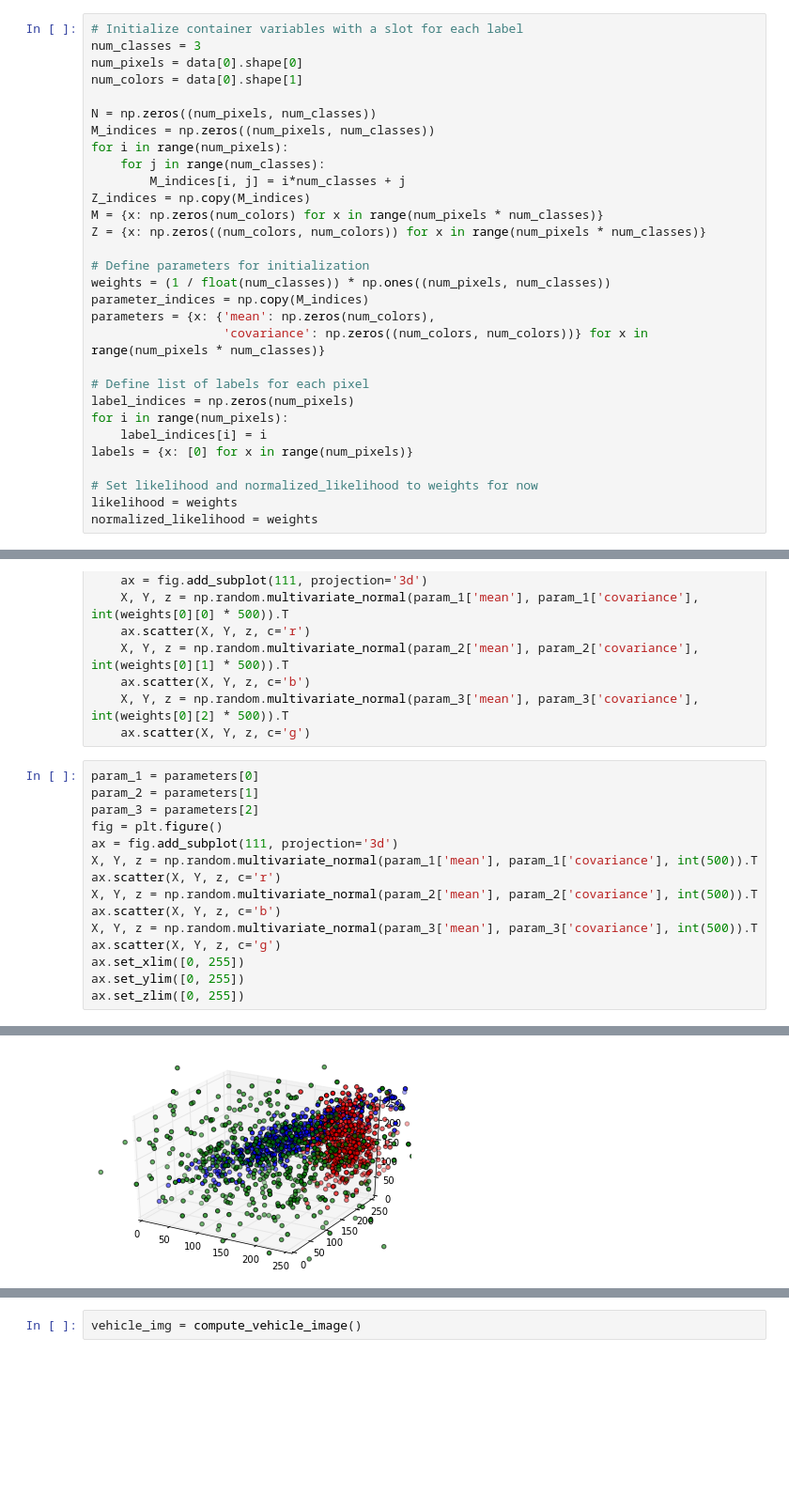
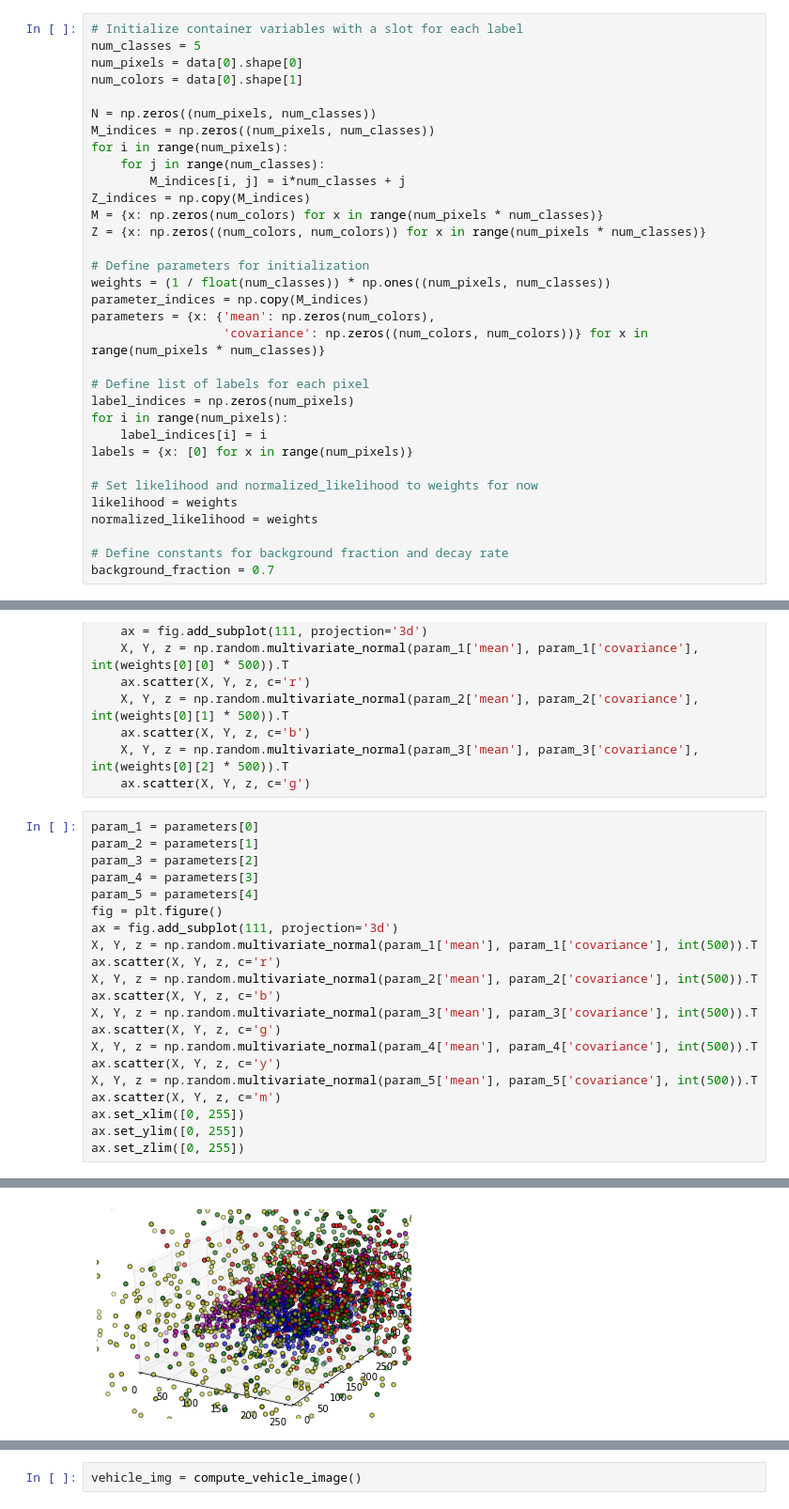
Before and after one commit to Rulison/background_blog, a Jupyter notebook: Background Subtraction EM.ipynb, the cells around one changed output, grey strips where cells are left out. Shown: that part at 94% size. Saved outputs shown, nothing was run; the diff lists cells and outputs as text; blank space fills up the shorter version.

Commit message:
Experimenting with multi-gaussian with F&R update and S&G-style assignment

```diff
--- a/Background Subtraction EM.ipynb
+++ b/Background Subtraction EM.ipynb
@@ -24,7 +37,7 @@ skio.show()
 [figure]
 # %%
 # Initialize container variables with a slot for each label
-num_classes = 3
+num_classes = 5
 num_pixels = data[0].shape[0]
 num_colors = data[0].shape[1]
 
@@ -52,6 +65,9 @@ labels = {x: [0] for x in range(num_pixels)}
 # Set likelihood and normalized_likelihood to weights for now
 likelihood = weights
 normalized_likelihood = weights
+
+# Define constants for background fraction and decay rate
+background_fraction = 0.7
 # %%
 # For each pixel, search through the video sequence for the minimum and maximum datapoints
 # and perform random initializations
@@ -231,21 +275,27 @@ def save_current_distribution(current_pixel):
 # %%
 param_1 = parameters[0]
 param_2 = parameters[1]
 param_3 = parameters[2]
+param_4 = parameters[3]
+param_5 = parameters[4]
 fig = plt.figure()
 ax = fig.add_subplot(111, projection='3d')
 X, Y, z = np.random.multivariate_normal(param_1['mean'], param_1['covariance'], int(500)).T
 ax.scatter(X, Y, z, c='r')
 X, Y, z = np.random.multivariate_normal(param_2['mean'], param_2['covariance'], int(500)).T
 ax.scatter(X, Y, z, c='b')
 X, Y, z = np.random.multivariate_normal(param_3['mean'], param_3['covariance'], int(500)).T
 ax.scatter(X, Y, z, c='g')
+X, Y, z = np.random.multivariate_normal(param_4['mean'], param_4['covariance'], int(500)).T
+ax.scatter(X, Y, z, c='y')
+X, Y, z = np.random.multivariate_normal(param_5['mean'], param_5['covariance'], int(500)).T
+ax.scatter(X, Y, z, c='m')
 ax.set_xlim([0, 255])
 ax.set_ylim([0, 255])
 ax.set_zlim([0, 255])
 # %% [output]
 (0, 255)
-[figure, old version]
+[figure, new version]
 # %%
 fig = plt.figure()
 ax = fig.add_subplot(111, projection='3d')
```
Also changed, not shown: parts of 16 cells of this notebook.
